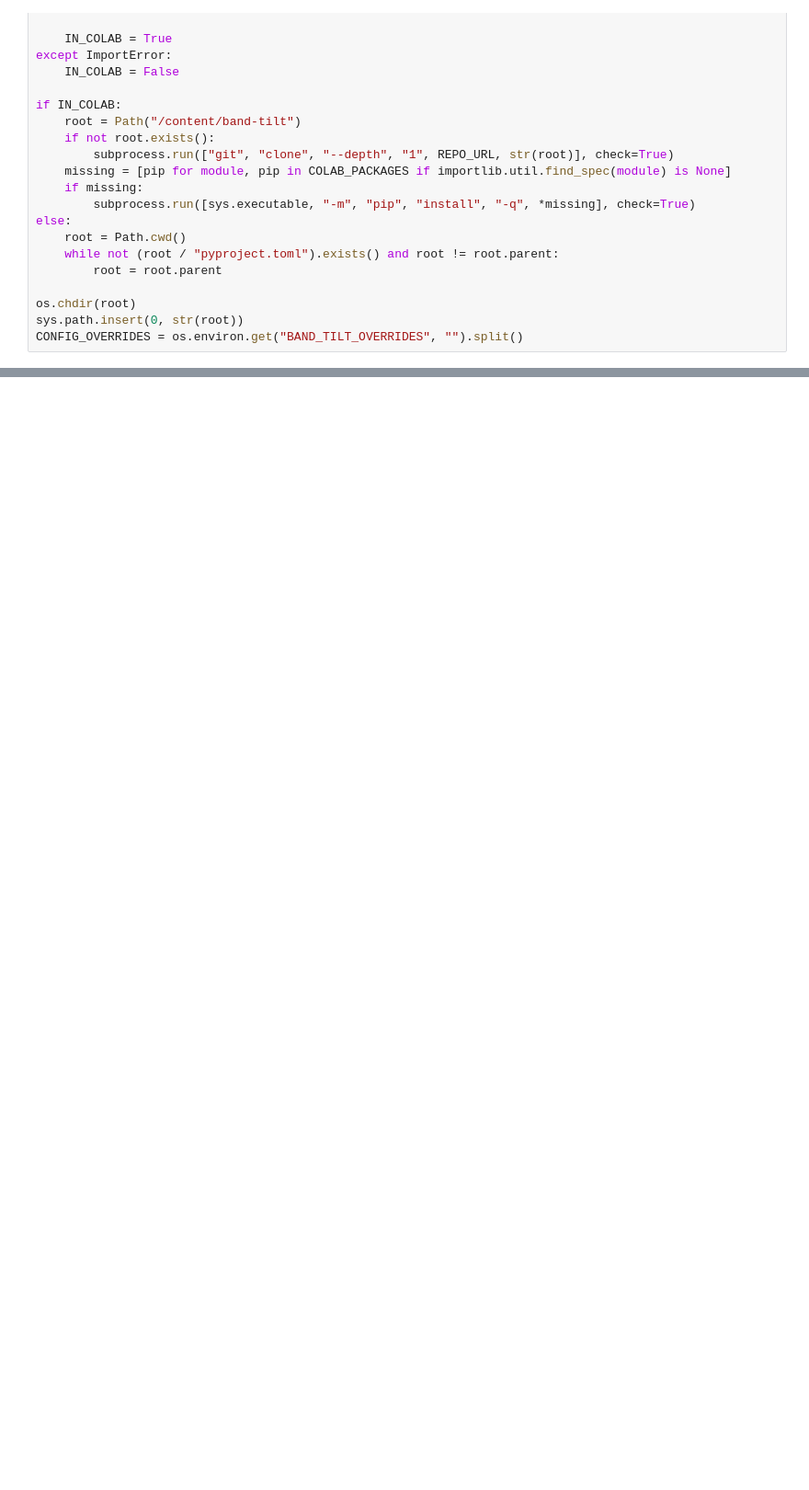
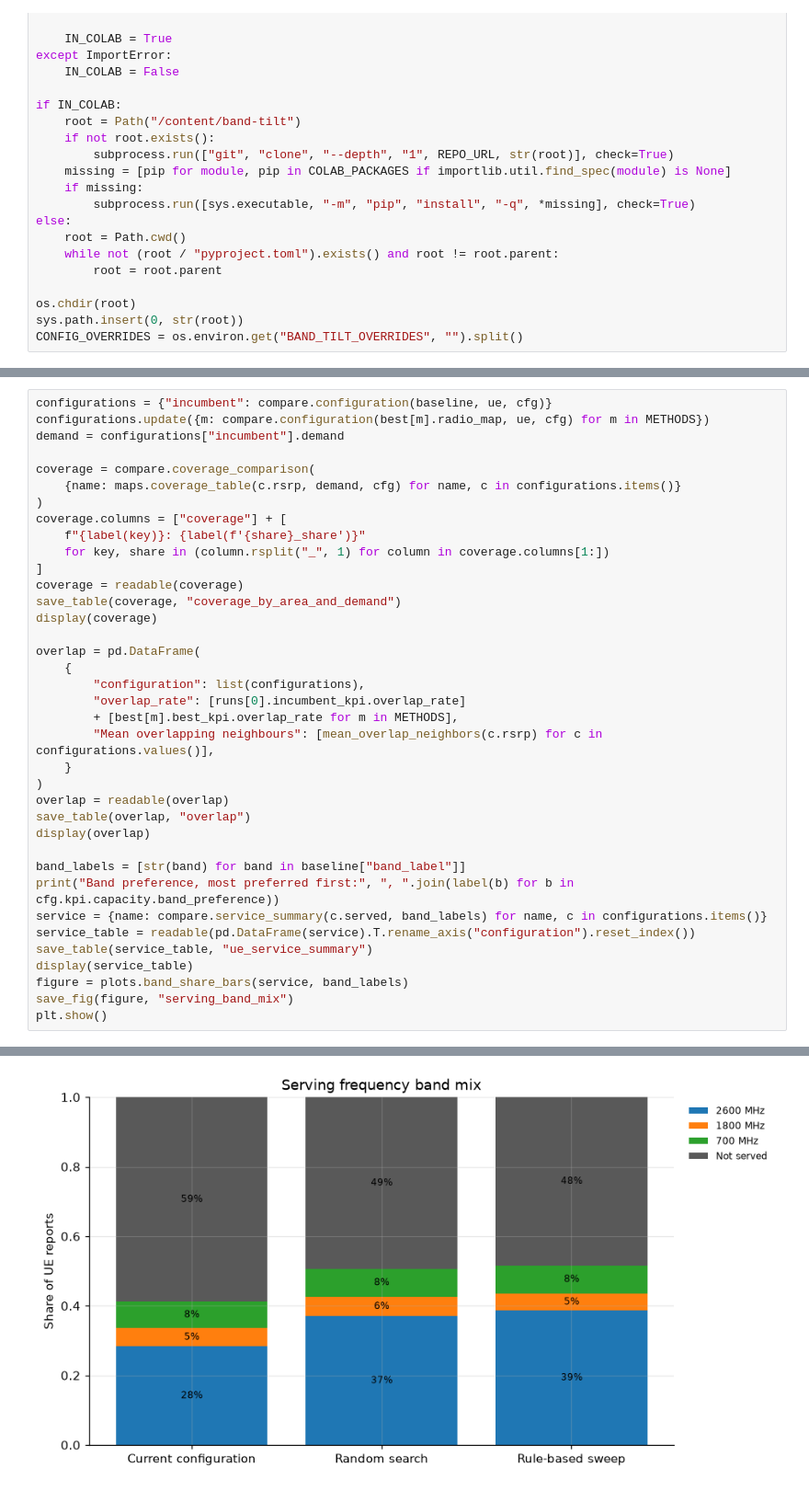
Before and after one commit to NguyenVu04/band-tilt, a Jupyter notebook: notebooks/03a_baseline.ipynb, the cells around one changed output, grey strips where cells are left out. Shown at 92% size. Drawn from its saved outputs; the diff is of its cells as text; blank space fills up the shorter version.

```diff
--- a/notebooks/03a_baseline.ipynb
+++ b/notebooks/03a_baseline.ipynb
@@ -165,0 +627,38 @@ Current configuration: {'Coverage hole rate': 0.1768, 'Co-band overlap rate': 0.
+# %%
+configurations = {"incumbent": compare.configuration(baseline, ue, cfg)}
+configurations.update({m: compare.configuration(best[m].radio_map, ue, cfg) for m in METHODS})
+demand = configurations["incumbent"].demand
+
+coverage = compare.coverage_comparison(
+    {name: maps.coverage_table(c.rsrp, demand, cfg) for name, c in configurations.items()}
+)
+coverage.columns = ["coverage"] + [
+    f"{label(key)}: {label(f'{share}_share')}"
+    for key, share in (column.rsplit("_", 1) for column in coverage.columns[1:])
+]
+coverage = readable(coverage)
+save_table(coverage, "coverage_by_area_and_demand")
+display(coverage)
+
+overlap = pd.DataFrame(
+    {
+        "configuration": list(configurations),
+        "overlap_rate": [runs[0].incumbent_kpi.overlap_rate]
+        + [best[m].best_kpi.overlap_rate for m in METHODS],
+        "Mean overlapping neighbours": [mean_overlap_neighbors(c.rsrp) for c in configurations.values()],
+    }
+)
+overlap = readable(overlap)
+save_table(overlap, "overlap")
+display(overlap)
+
+band_labels = [str(band) for band in baseline["band_label"]]
+print("Band preference, most preferred first:", ", ".join(label(b) for b in cfg.kpi.capacity.band_preference))
+service = {name: compare.service_summary(c.served, band_labels) for name, c in configurations.items()}
+service_table = readable(pd.DataFrame(service).T.rename_axis("configuration").reset_index())
+save_table(service_table, "ue_service_summary")
+display(service_table)
+figure = plots.band_share_bars(service, band_labels)
+save_fig(figure, "serving_band_mix")
+plt.show()
+# %% [output]
@@ -165,0 +678 @@ Current configuration: {'Coverage hole rate': 0.1768, 'Co-band overlap rate': 0.
+[figure, added]
```
Also changed, not shown: parts of 39 cells of this notebook, 1 other file.
